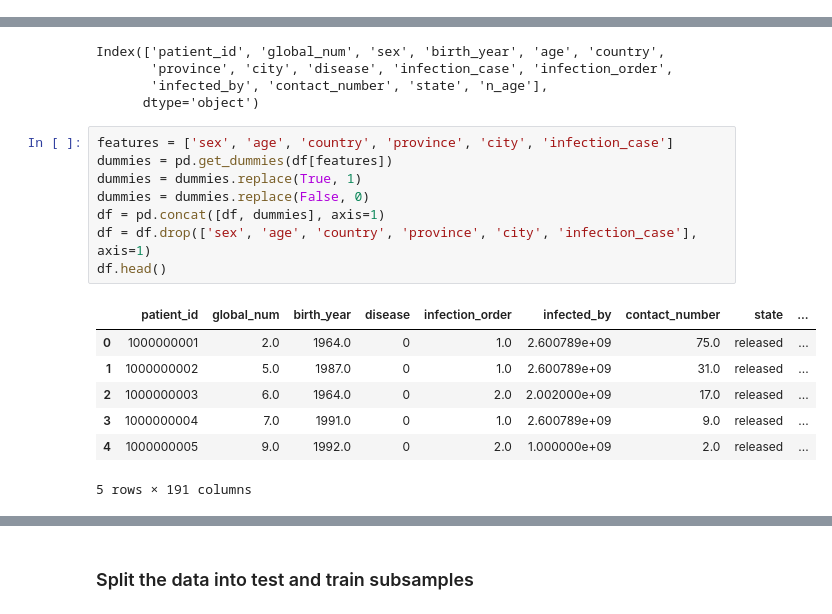
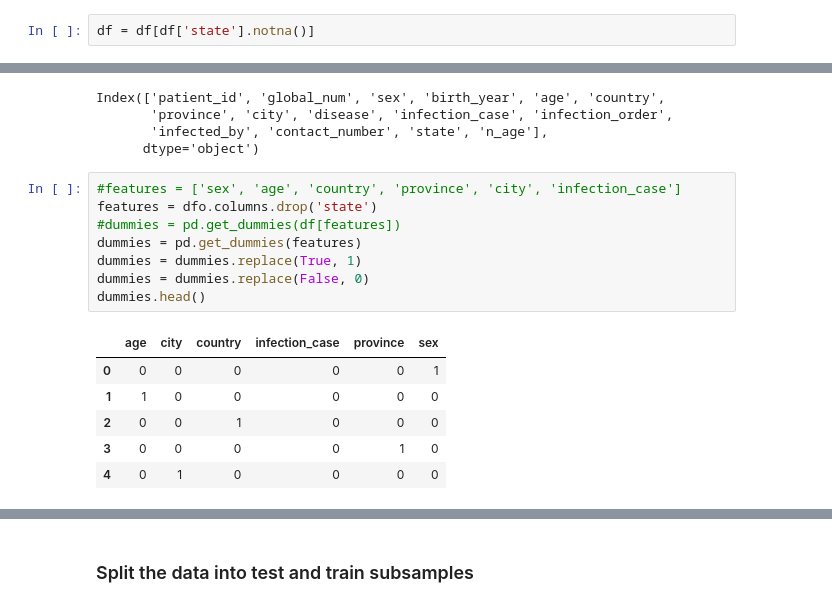
Before and after one commit to gabbycjames/RandomForest, a Jupyter notebook: RandomForest_casestudy_covid19.ipynb, the cells around one changed output, grey strips where cells are left out. Saved outputs shown, nothing was run; the diff lists cells and outputs as text.

```diff
--- a/RandomForest_casestudy_covid19.ipynb
+++ b/RandomForest_casestudy_covid19.ipynb
@@ -198,6 +198,8 @@ deceased_date         2186
 dtype: int64
 # %%
 df = df[df['sex'].notna()]
+# %%
+df = df[df['state'].notna()]
 # %%
 df = df.fillna(0)
 # %% [markdown]
@@ -374,18 +376,17 @@ Index(['patient_id', 'global_num', 'sex', 'birth_year', 'age', 'country',
        'infected_by', 'contact_number', 'state', 'n_age'],
       dtype='object')
 # %%
-features = ['sex', 'age', 'country', 'province', 'city', 'infection_case']
-dummies = pd.get_dummies(df[features])
+#features = ['sex', 'age', 'country', 'province', 'city', 'infection_case']
+features = dfo.columns.drop('state')
+#dummies = pd.get_dummies(df[features])
+dummies = pd.get_dummies(features)
 dummies = dummies.replace(True, 1)
 dummies = dummies.replace(False, 0)
-df = pd.concat([df, dummies], axis=1)
-df = df.drop(['sex', 'age', 'country', 'province', 'city', 'infection_case'], axis=1)
-df.head()
+dummies.head()
 # %% [output]
-|  | patient_id | global_num | birth_year | disease | infection_order | infected_by | contact_number | state | ... |
-| 0 | 1000000001 | 2.0 | 1964.0 | 0 | 1.0 | 2.600789e+09 | 75.0 | released | ... |
-| 1 | 1000000002 | 5.0 | 1987.0 | 0 | 1.0 | 2.600789e+09 | 31.0 | released | ... |
-| 2 | 1000000003 | 6.0 | 1964.0 | 0 | 2.0 | 2.002000e+09 | 17.0 | released | ... |
-| 3 | 1000000004 | 7.0 | 1991.0 | 0 | 1.0 | 2.600789e+09 | 9.0 | released | ... |
-| 4 | 1000000005 | 9.0 | 1992.0 | 0 | 2.0 | 1.000000e+09 | 2.0 | released | ... |
+|  | age | city | country | infection_case | province | sex |
+| 0 | 0 | 0 | 0 | 0 | 0 | 1 |
+| 1 | 1 | 0 | 0 | 0 | 0 | 0 |
+| 2 | 0 | 0 | 1 | 0 | 0 | 0 |
+| 3 | 0 | 0 | 0 | 0 | 1 | 0 |
+| 4 | 0 | 1 | 0 | 0 | 0 | 0 |
-5 rows × 191 columns
```
Also changed, not shown: parts of 13 cells of this notebook, 2 other files.
